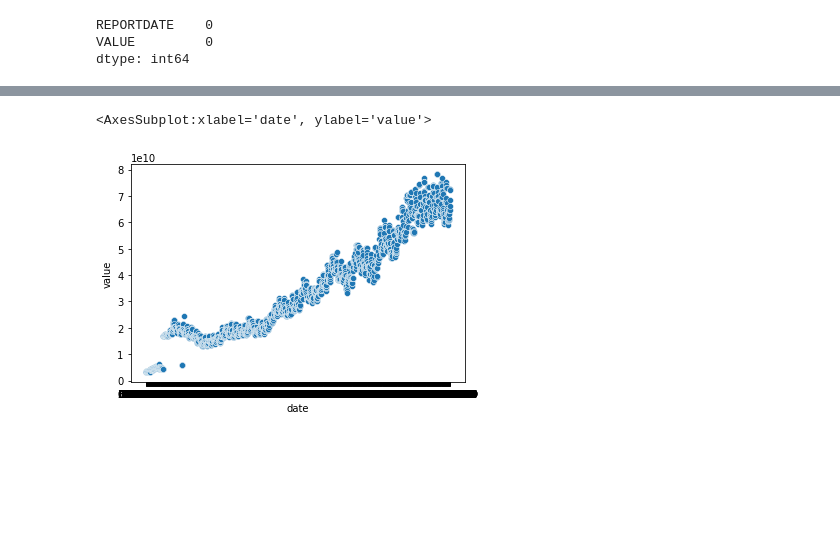
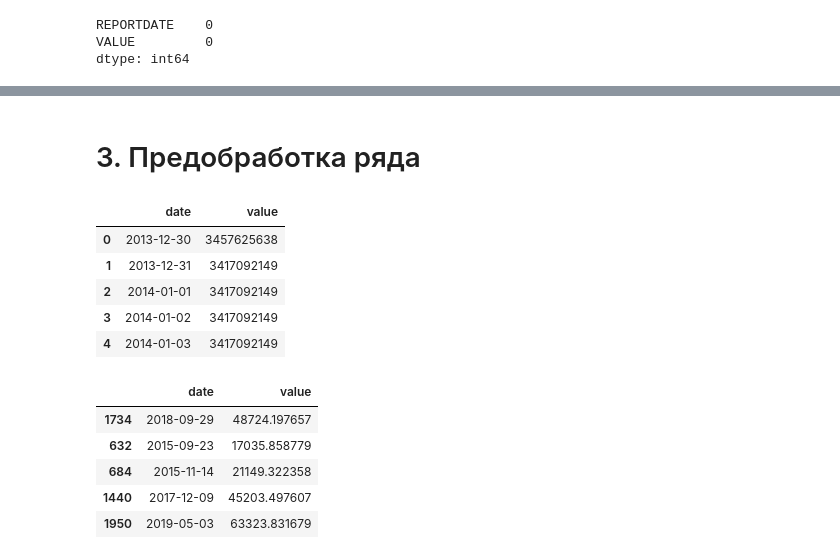
Before and after one commit to FierceDra/FierceDra-X.github.io, a Jupyter notebook: Sber/Sber_module.ipynb, the cells around one changed output, grey strips where cells are left out. Saved outputs shown, nothing was run; the diff lists cells and outputs as text; code cells hidden in the pictures; blank space fills up the shorter version.

```diff
--- a/Sber/Sber_module.ipynb
+++ b/Sber/Sber_module.ipynb
@@ -43,5 +53,0 @@ sb.value.min()/1000000000
-# %%
-sns.scatterplot(data = sb, x = 'date', y = 'value')
-# %% [output]
-<AxesSubplot:xlabel='date', ylabel='value'>
-[figure, removed]
@@ -49,0 +54,28 @@ sb[sb.date > ]
+# %% [markdown]
+# 3. Предобработка ряда
+# %%
+#переименуем колонки
+new_columns = ['date', 'value']
+sb.columns = new_columns
+
+#переведем строковые переменные в колонке date в формат datetime
+sb['date'] = pd.to_datetime(sb['date'], format = '%d.%m.%Y')
+sb.head()
+# %% [output]
+|  | date | value |
+| 0 | 2013-12-30 | 3457625638 |
+| 1 | 2013-12-31 | 3417092149 |
+| 2 | 2014-01-01 | 3417092149 |
+| 3 | 2014-01-02 | 3417092149 |
+| 4 | 2014-01-03 | 3417092149 |
+# %%
+#колонку с остатками средств клиентов приведем к размеру млн. рублей
+sb['value'] = sb['value'].values/1000000
+sb.sample(5)
+# %% [output]
+|  | date | value |
+| 1734 | 2018-09-29 | 48724.197657 |
+| 632 | 2015-09-23 | 17035.858779 |
+| 684 | 2015-11-14 | 21149.322358 |
+| 1440 | 2017-12-09 | 45203.497607 |
+| 1950 | 2019-05-03 | 63323.831679 |
```
Also changed, not shown: parts of 17 cells of this notebook.
